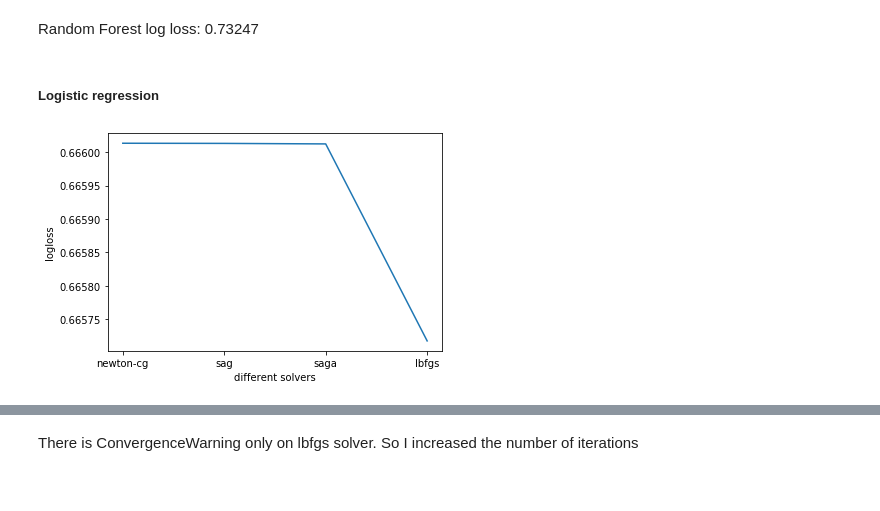
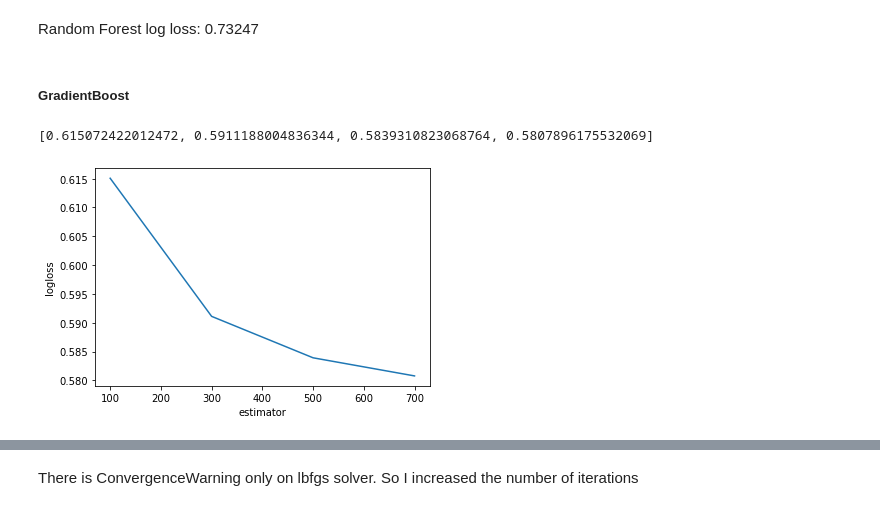
Before and after one commit to DekaiLin/cmpt459project, a Jupyter notebook: Milestone3/milestone3.ipynb, the cells around one changed output, grey strips where cells are left out. Saved outputs shown, nothing was run; the diff lists cells and outputs as text; code cells hidden in the pictures.

```diff
--- a/Milestone3/milestone3.ipynb
+++ b/Milestone3/milestone3.ipynb
@@ -428,10 +474,10 @@ Random Forest logloss: 0.70465
 # %%
-solvers_name = ['newton-cg', 'sag', 'saga', 'lbfgs']
-cv_scores_log = []
-for n in solvers_name:
-    logReg1 = make_pipeline(
+n_range = [100,300,500,700]
+cv_scores = []
+for n in n_range:
+    gbcModel = make_pipeline(
         StandardScaler(),
-        LogisticRegression(random_state=0,multi_class = 'auto',solver=n)
+        GradientBoostingClassifier(n_estimators=n)
     )
-    scores = cross_val_score(logReg1,X,y,cv=10,scoring = 'neg_log_loss')
-    cv_scores_log.append(-scores.mean())
+    scores = cross_val_score(gbcModel,X,y,cv=10,scoring = 'neg_log_loss')
+    cv_scores.append(-scores.mean())
@@ -445,6 +497,0 @@ plt.show()
-# %%
-logReg1 = make_pipeline(
-    MaxAbsScaler(),
-    LogisticRegression(random_state=0,multi_class = 'auto',solver='lbfgs')
-)
-logReg1.fit(X,y)
@@ -462,0 +498,6 @@ Pipeline(memory=None,
+# %%
+gbcModel = make_pipeline(
+        StandardScaler(),
+        GradientBoostingClassifier(n_estimators=700)
+    )
+gbcModel.fit(X,y)
@@ -589,22 +648,26 @@ predLable = treeModel.predict_proba(X_pred)
 outputCSV(predLable)
 # %% [markdown]
 Random Forest log loss: 0.73247
-# %% [markdown]
-##### Logistic regression
+# %% [markdown]
+##### GradientBoost
 # %%
-solvers_name = ['newton-cg', 'sag', 'saga', 'lbfgs']
-cv_scores_log = []
-for n in solvers_name:
-    logReg1 = make_pipeline(
+n_range = [100,300,500,700]
+cv_scores = []
+for n in n_range:
+    gbcModel = make_pipeline(
         MaxAbsScaler(),
-        LogisticRegression(random_state=0,multi_class = 'auto',solver=n)
+        GradientBoostingClassifier(n_estimators=n)
     )
-    scores = cross_val_score(logReg1,X,y,cv=10,scoring = 'neg_log_loss')
-    cv_scores_log.append(-scores.mean())
+    scores = cross_val_score(gbcModel,X,y,cv=10,scoring = 'neg_log_loss')
+    cv_scores.append(-scores.mean())
+# %%
+cv_scores
+# %% [output]
+[0.615072422012472, 0.5911188004836344, 0.5839310823068764, 0.5807896175532069]
 # %%
-plt.plot(solvers_name, cv_scores_log)
-plt.xlabel('different solvers')
+plt.plot(n_range,cv_scores)
+plt.xlabel('estimator')
 plt.ylabel('logloss')
 plt.show()
 # %% [output]
-[figure, old version]
+[figure, new version]
```
Also changed, not shown: parts of 49 cells of this notebook.
